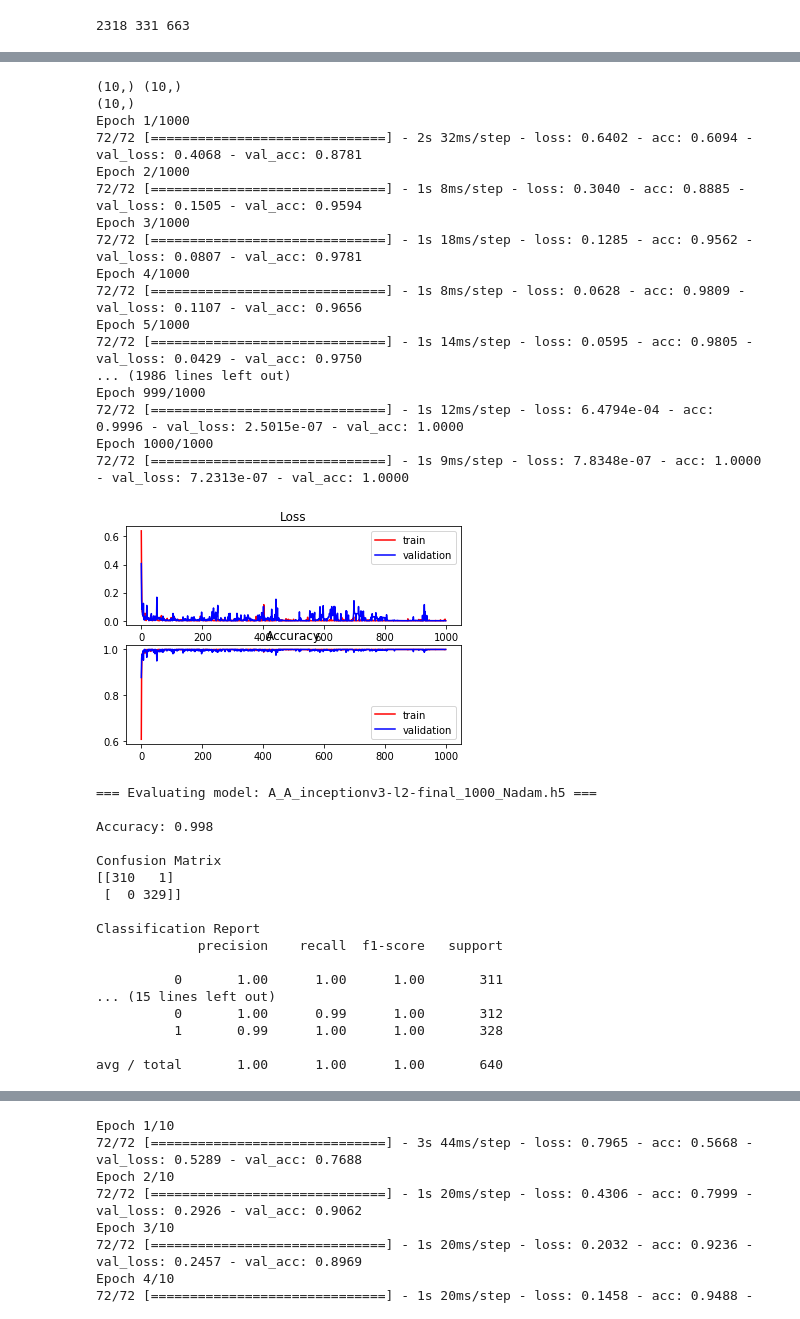
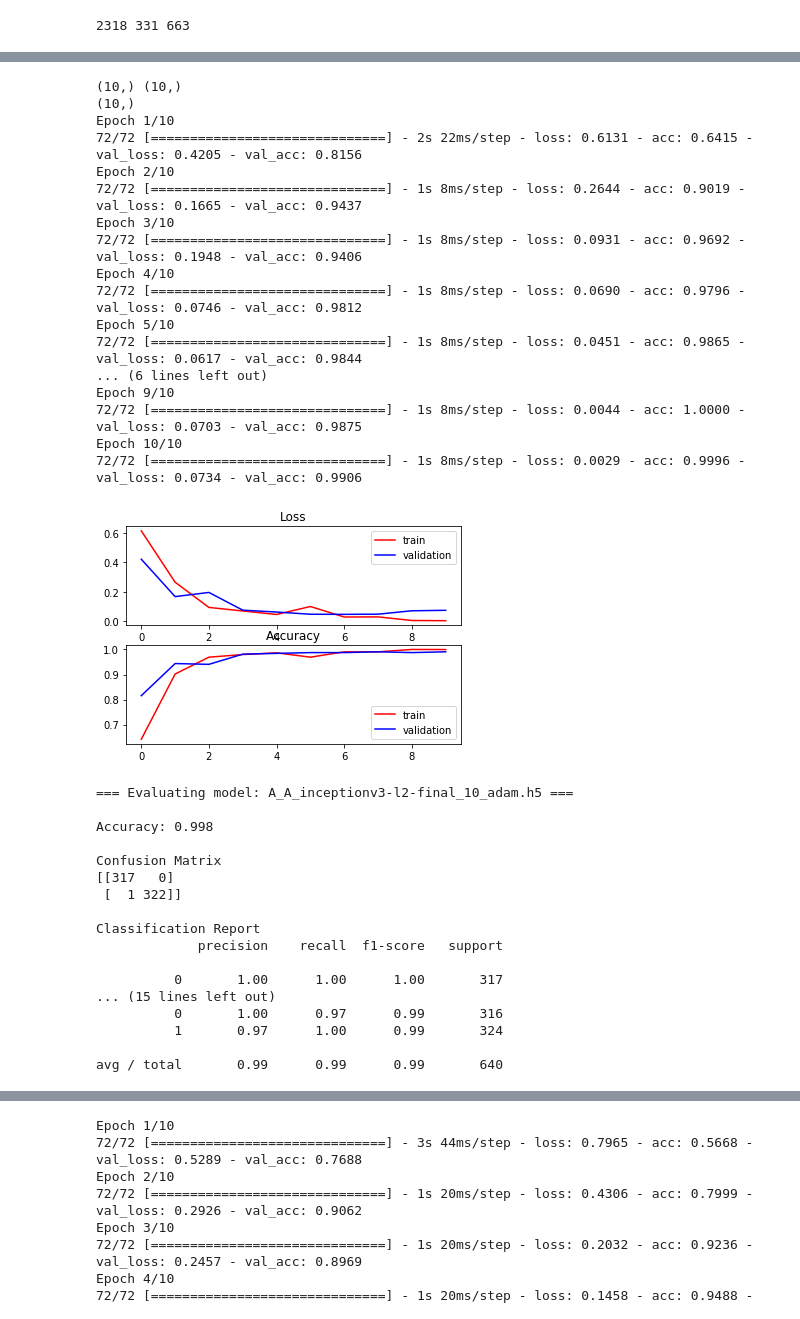
Before and after one commit to micky619/holiday-similarity, a Jupyter notebook: src/accton_07.ipynb, the cells around one changed output, grey strips where cells are left out. Saved outputs shown, nothing was run; the diff lists cells and outputs as text; code cells hidden in the pictures.

```diff
--- a/src/accton_07.ipynb
+++ b/src/accton_07.ipynb
@@ -20,4 +20,4 @@ DATA_DIR = ""
 IMAGE_DIR = os.path.join(DATA_DIR, "images")
 
 BATCH_SIZE = 32
-NUM_EPOCHS = 1000
+NUM_EPOCHS = 10
@@ -175,7 +179,7 @@ def evaluate_model(model_file, test_gen):
     return accuracy
 
 def get_model_file(data_dir, vector_name, merge_mode, borf):
-    return os.path.join(data_dir, "models", "A_A_{:s}-{:s}-{:s}_1000_Nadam.h5"
+    return os.path.join(data_dir, "models", "A_A_{:s}-{:s}-{:s}_10_adam.h5"
                         .format(vector_name, merge_mode, borf))
 # %%
 # Declare and Extract Common Data
@@ -579,7 +586,7 @@ pred = Activation("softmax")(pred)
 model = Model(inputs=[input_1, input_2], outputs=pred)
 # model.summary()
 # In [36]:
-model.compile(optimizer="Nadam", loss="categorical_crossentropy", metrics=["accuracy"])
+model.compile(optimizer="adam", loss="categorical_crossentropy", metrics=["accuracy"])
 # In [37]:
 best_model_name = get_model_file(DATA_DIR, "inceptionv3", "l2", "best")
 checkpoint = ModelCheckpoint(best_model_name, save_best_only=True)
@@ -591,66 +598,66 @@ history = model.fit_generator(train_gen, steps_per_epoch=train_steps_per_epoch,
                               callbacks=[checkpoint])
 
 plt.subplot(211)
 plt.title("Loss")
 plt.plot(history.history["loss"], color="r", label="train")
 plt.plot(history.history["val_loss"], color="b", label="validation")
 plt.legend(loc="best")
 
 plt.subplot(212)
 plt.title("Accuracy")
 plt.plot(history.history["acc"], color="r", label="train")
 plt.plot(history.history["val_acc"], color="b", label="validation")
 plt.legend(loc="best")
 
 plt.show()
 
 # In [39]:
 final_model_name = get_model_file(DATA_DIR, "inceptionv3", "l2", "final")
 model.save(final_model_name)
 test_gen = data_generator(test_triples, VECTOR_SIZE, vec_dict, BATCH_SIZE)
 final_accuracy = evaluate_model(final_model_name, test_gen)
 
 test_gen = data_generator(test_triples, VECTOR_SIZE, vec_dict, BATCH_SIZE)
 best_accuracy = evaluate_model(best_model_name, test_gen)
 
 scores[0, 3] = best_accuracy if best_accuracy > final_accuracy else final_accuracy
 # === Evaluating model: inceptionv3-l2-final.h5 ===
 # %% [output]
 (10,) (10,)
 (10,)
-Epoch 1/1000
-72/72 [==============================] - 2s 32ms/step - loss: 0.6402 - acc: 0.6094 - val_loss: 0.4068 - val_acc: 0.8781
-Epoch 2/1000
-72/72 [==============================] - 1s 8ms/step - loss: 0.3040 - acc: 0.8885 - val_loss: 0.1505 - val_acc: 0.9594
-Epoch 3/1000
-72/72 [==============================] - 1s 18ms/step - loss: 0.1285 - acc: 0.9562 - val_loss: 0.0807 - val_acc: 0.9781
-Epoch 4/1000
-72/72 [==============================] - 1s 8ms/step - loss: 0.0628 - acc: 0.9809 - val_loss: 0.1107 - val_acc: 0.9656
-Epoch 5/1000
-72/72 [==============================] - 1s 14ms/step - loss: 0.0595 - acc: 0.9805 - val_loss: 0.0429 - val_acc: 0.9750
-... (1986 lines left out)
-Epoch 999/1000
-72/72 [==============================] - 1s 12ms/step - loss: 6.4794e-04 - acc: 0.9996 - val_loss: 2.5015e-07 - val_acc: 1.0000
-Epoch 1000/1000
-72/72 [==============================] - 1s 9ms/step - loss: 7.8348e-07 - acc: 1.0000 - val_loss: 7.2313e-07 - val_acc: 1.0000
+Epoch 1/10
+72/72 [==============================] - 2s 22ms/step - loss: 0.6131 - acc: 0.6415 - val_loss: 0.4205 - val_acc: 0.8156
+Epoch 2/10
+72/72 [==============================] - 1s 8ms/step - loss: 0.2644 - acc: 0.9019 - val_loss: 0.1665 - val_acc: 0.9437
+Epoch 3/10
+72/72 [==============================] - 1s 8ms/step - loss: 0.0931 - acc: 0.9692 - val_loss: 0.1948 - val_acc: 0.9406
+Epoch 4/10
+72/72 [==============================] - 1s 8ms/step - loss: 0.0690 - acc: 0.9796 - val_loss: 0.0746 - val_acc: 0.9812
+Epoch 5/10
+72/72 [==============================] - 1s 8ms/step - loss: 0.0451 - acc: 0.9865 - val_loss: 0.0617 - val_acc: 0.9844
+... (6 lines left out)
+Epoch 9/10
+72/72 [==============================] - 1s 8ms/step - loss: 0.0044 - acc: 1.0000 - val_loss: 0.0703 - val_acc: 0.9875
+Epoch 10/10
+72/72 [==============================] - 1s 8ms/step - loss: 0.0029 - acc: 0.9996 - val_loss: 0.0734 - val_acc: 0.9906
-[figure, old version]
+[figure, new version]
-=== Evaluating model: A_A_inceptionv3-l2-final_1000_Nadam.h5 ===
+=== Evaluating model: A_A_inceptionv3-l2-final_10_adam.h5 ===
 
 Accuracy: 0.998
 
 Confusion Matrix
-[[310   1]
- [  0 329]]
+[[317   0]
+ [  1 322]]
 
 Classification Report
              precision    recall  f1-score   support
 
-          0       1.00      1.00      1.00       311
+          0       1.00      1.00      1.00       317
 ... (15 lines left out)
-          0       1.00      0.99      1.00       312
-          1       0.99      1.00      1.00       328
+          0       1.00      0.97      0.99       316
+          1       0.97      1.00      0.99       324
 
-avg / total       1.00      1.00      1.00       640
+avg / total       0.99      0.99      0.99       640
 # %%
 # In [48]:
 final_model_name = get_model_file(DATA_DIR, "resnet50", "cat", "final")
```
Also changed, not shown: parts of 5 cells of this notebook, 6 other files.
